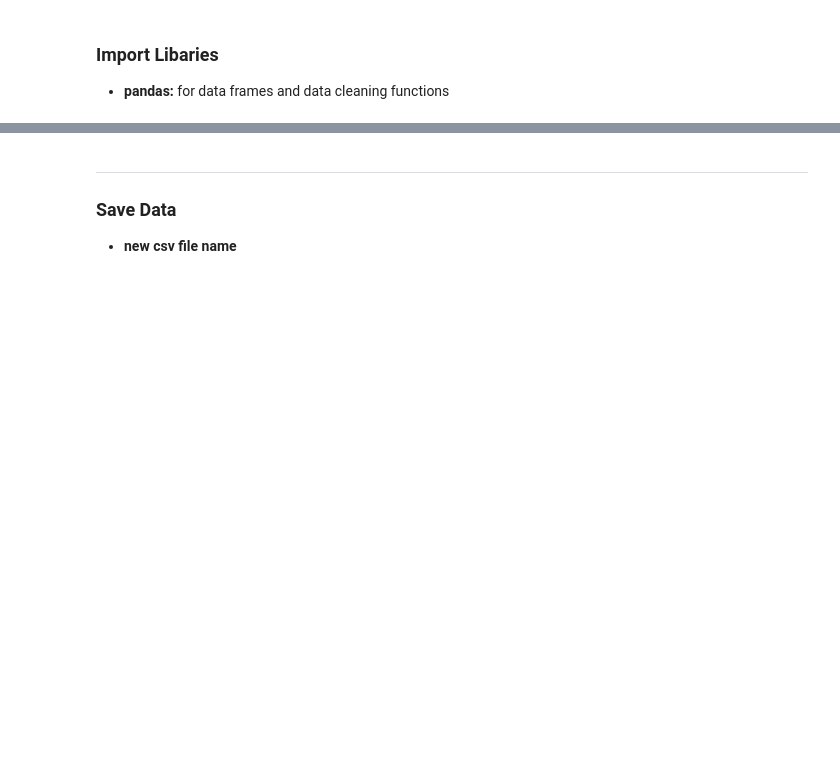
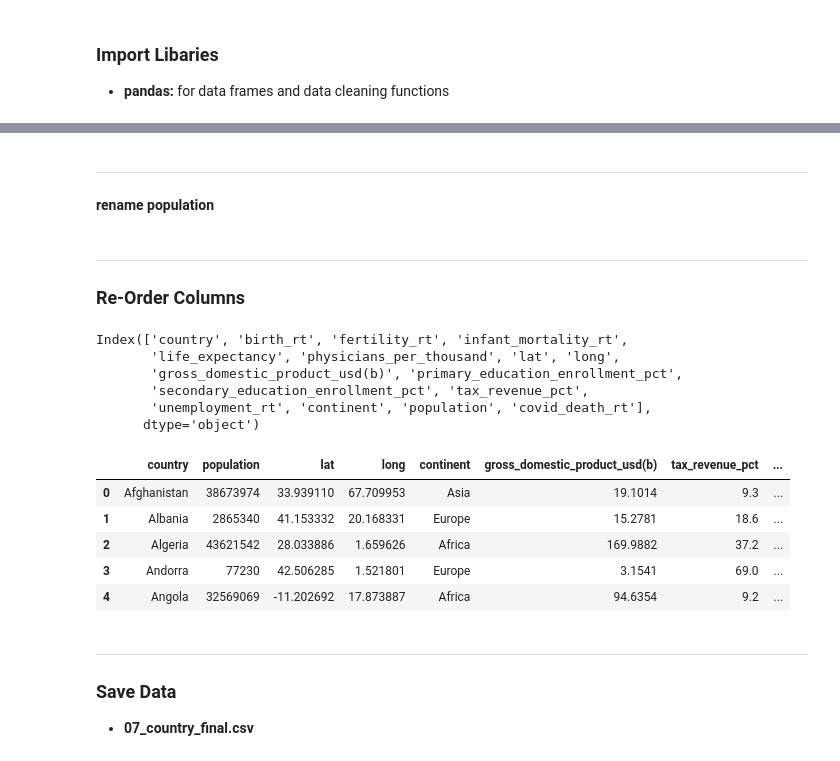
Before and after one commit to nataliebrown22/3250-final-project, a Jupyter notebook: code/notebooks/06_BAIS3250_project_transformingCleanedData.ipynb, the cells around one changed output, grey strips where cells are left out. Saved outputs shown, nothing was run; the diff lists cells and outputs as text; code cells hidden in the pictures; blank space fills up the shorter version.

```diff
--- a/code/notebooks/06_BAIS3250_project_transformingCleanedData.ipynb
+++ b/code/notebooks/06_BAIS3250_project_transformingCleanedData.ipynb
@@ -47,0 +72,13 @@ Index(['country', 'birth_rt', 'currency_code', 'fertility_rt',
+# %%
+# make copy
+country_transformed_df=country_df
+
+# make columns accounting for those with zero
+country_transformed_df['covid_death_rt']=np.where(
+    (country_transformed_df['covid_deaths'] == 0) | (country_transformed_df['covid_cases'] == 0),
+    0,
+    round(country_transformed_df['covid_deaths']/country_transformed_df['covid_cases'],4)*100
+)
+
+# review
+country_transformed_df[['country','covid_death_rt']]
@@ -48,5 +99,43 @@ Index(['country', 'birth_rt', 'currency_code', 'fertility_rt',
+# %%
+# drop
+country_transformed_df=country_transformed_df.drop(columns=['covid_cases','covid_deaths'])
+# %% [markdown]
+---
+**rename population**
+# %%
+# rename
+country_transformed_df=country_transformed_df.rename(columns={'average_population':'population'})
+# %% [markdown]
+---
+### Re-Order Columns
+# %%
+# get current order
+country_transformed_df.columns
+# %% [output]
+Index(['country', 'birth_rt', 'fertility_rt', 'infant_mortality_rt',
+       'life_expectancy', 'physicians_per_thousand', 'lat', 'long',
+       'gross_domestic_product_usd(b)', 'primary_education_enrollment_pct',
+       'secondary_education_enrollment_pct', 'tax_revenue_pct',
+       'unemployment_rt', 'continent', 'population', 'covid_death_rt'],
+      dtype='object')
+# %%
+# reorder
+country_transformed_df=country_transformed_df[['country','population','lat','long','continent',
+                                               'gross_domestic_product_usd(b)','tax_revenue_pct','unemployment_rt',
+                                               'primary_education_enrollment_pct','secondary_education_enrollment_pct',
+                                               'life_expectancy','birth_rt','infant_mortality_rt','physicians_per_thousand','covid_death_rt']]
+
+# review
+country_transformed_df.head()
+# %% [output]
+|  | country | population | lat | long | continent | gross_domestic_product_usd(b) | tax_revenue_pct | ... |
+| 0 | Afghanistan | 38673974 | 33.939110 | 67.709953 | Asia | 19.1014 | 9.3 | ... |
+| 1 | Albania | 2865340 | 41.153332 | 20.168331 | Europe | 15.2781 | 18.6 | ... |
+| 2 | Algeria | 43621542 | 28.033886 | 1.659626 | Africa | 169.9882 | 37.2 | ... |
+| 3 | Andorra | 77230 | 42.506285 | 1.521801 | Europe | 3.1541 | 69.0 | ... |
+| 4 | Angola | 32569069 | -11.202692 | 17.873887 | Africa | 94.6354 | 9.2 | ... |
 # %% [markdown]
 ---
 ### Save Data
-* **new csv file name**
+* **07_country_final.csv**
 # %%
```
Also changed, not shown: parts of 11 cells of this notebook, 16 other files.
